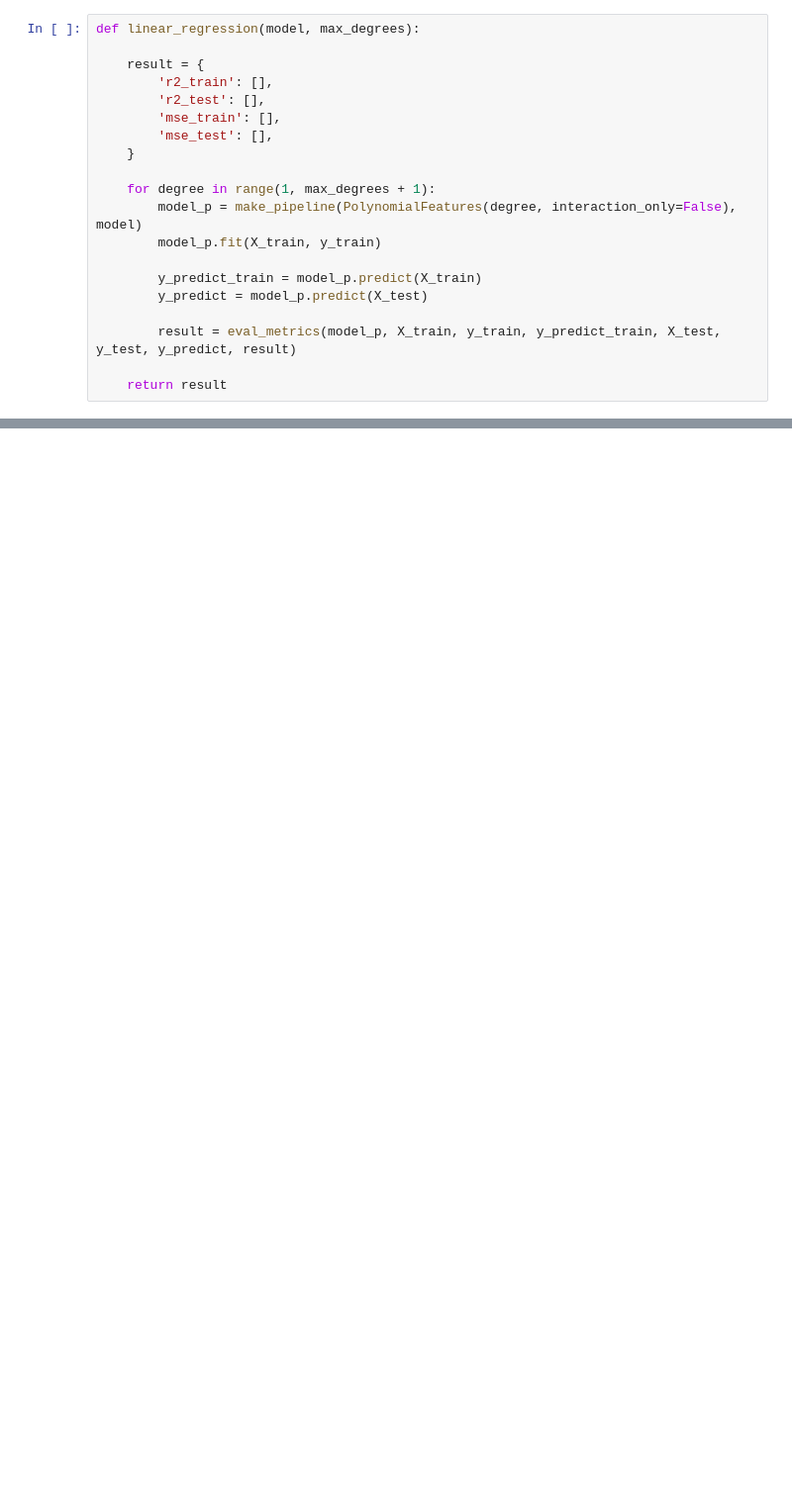
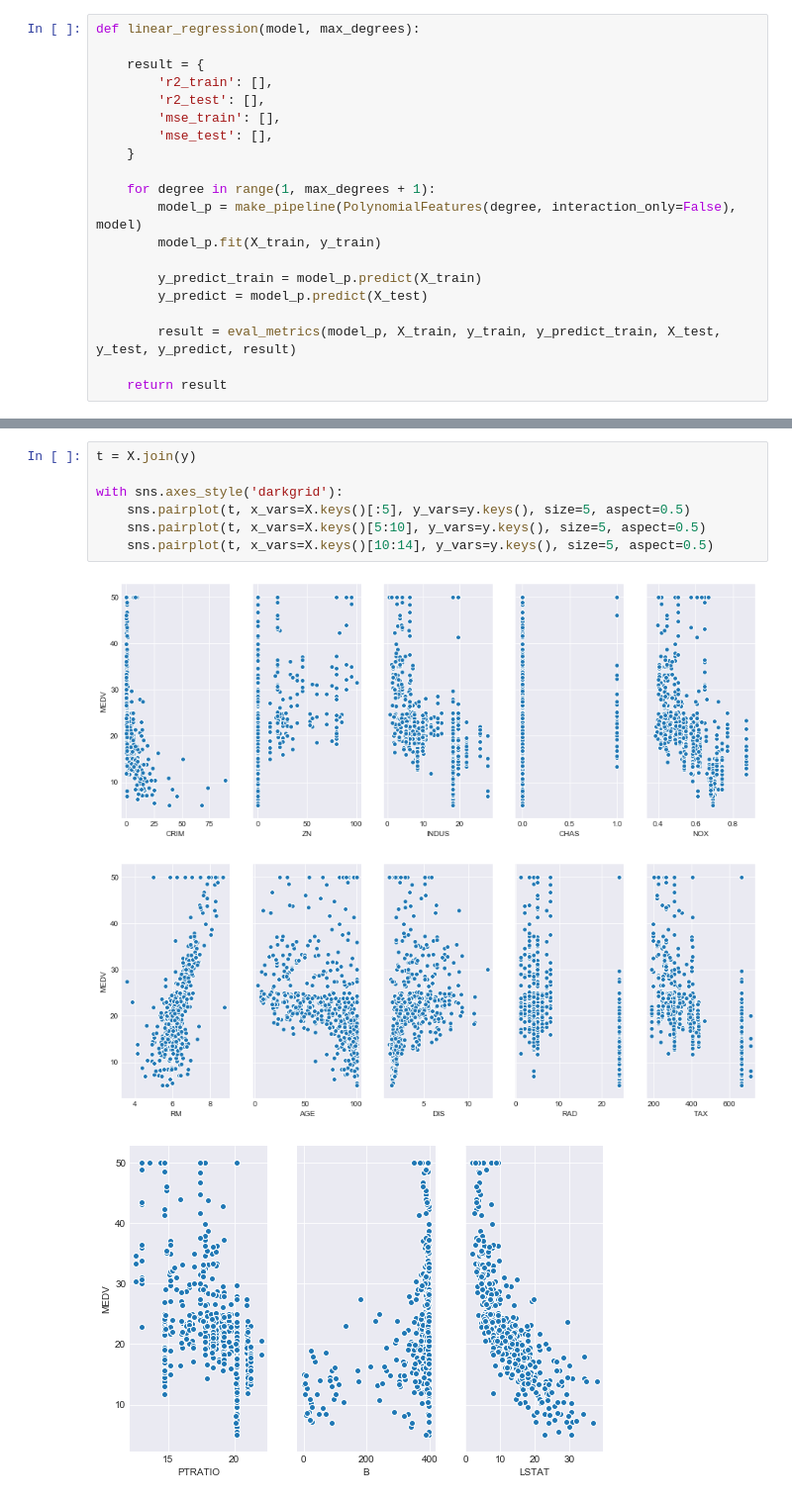
Before and after one commit to pankajk86/ML-stuff, a Jupyter notebook: regression/boston_study.ipynb, the cells around one changed output, grey strips where cells are left out. Shown at 99% size. Drawn from its saved outputs; the diff is of its cells as text; blank space fills up the shorter version.

```diff
--- a/regression/boston_study.ipynb
+++ b/regression/boston_study.ipynb
@@ -136,0 +96,11 @@ eval_metrics_dict
+# %%
+t = X.join(y)
+
+with sns.axes_style('darkgrid'):
+    sns.pairplot(t, x_vars=X.keys()[:5], y_vars=y.keys(), size=5, aspect=0.5)
+    sns.pairplot(t, x_vars=X.keys()[5:10], y_vars=y.keys(), size=5, aspect=0.5)
+    sns.pairplot(t, x_vars=X.keys()[10:14], y_vars=y.keys(), size=5, aspect=0.5)
+# %% [output]
+[figure, added]
+[figure, added]
+[figure, added]
```
Also changed, not shown: parts of 5 cells of this notebook.
